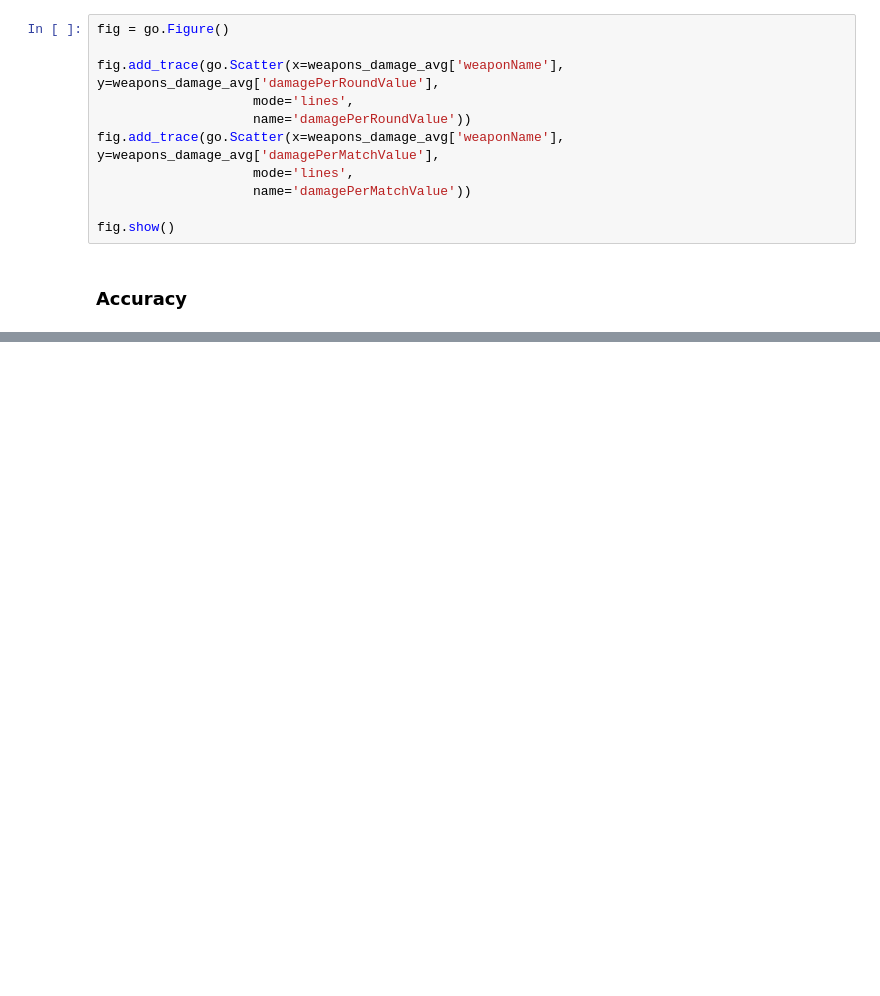
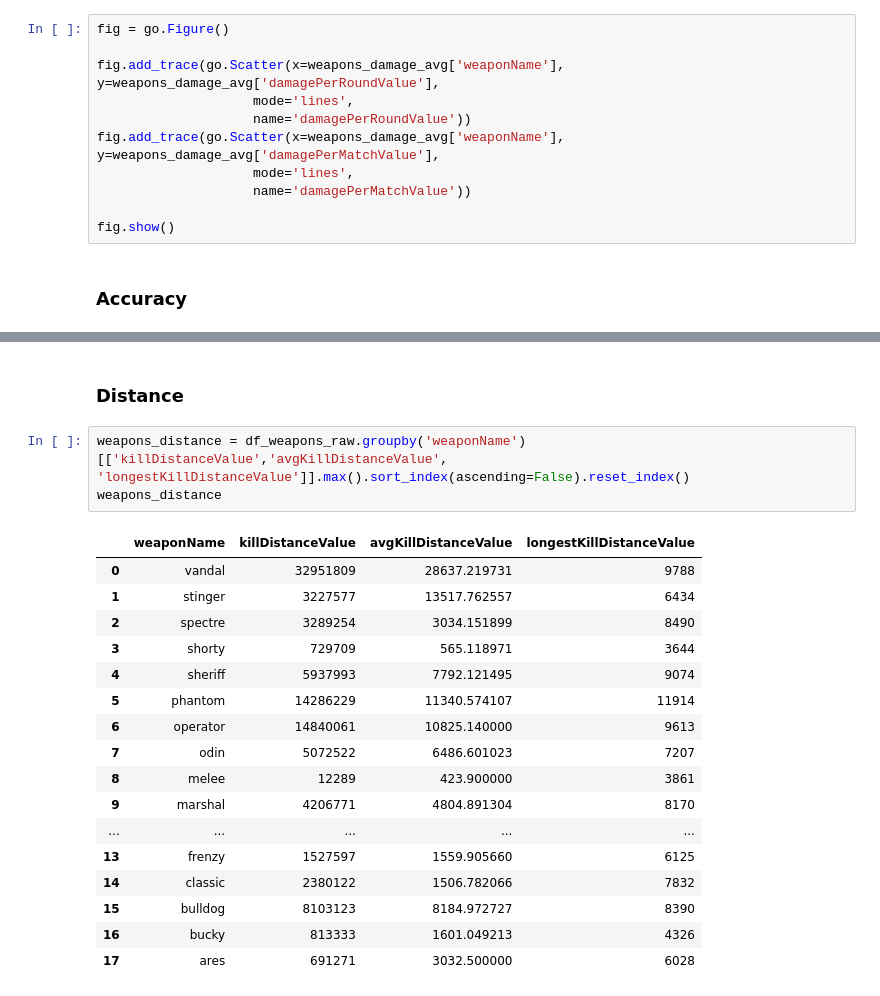
Before and after one commit to aalvestech/tcc_fia_valorant, a Jupyter notebook: notebook/notebook_eda.ipynb, the cells around one changed output, grey strips where cells are left out. Cells and saved outputs as stored; diff of their text form; blank space fills up the shorter version.

```diff
--- a/notebook/notebook_eda.ipynb
+++ b/notebook/notebook_eda.ipynb
@@ -461,0 +631,23 @@ df_weapons_raw
+# %% [markdown]
+### Distance
+# %%
+weapons_distance = df_weapons_raw.groupby('weaponName')[['killDistanceValue','avgKillDistanceValue', 'longestKillDistanceValue']].max().sort_index(ascending=False).reset_index()
+weapons_distance
+# %% [output]
+|  | weaponName | killDistanceValue | avgKillDistanceValue | longestKillDistanceValue |
+| 0 | vandal | 32951809 | 28637.219731 | 9788 |
+| 1 | stinger | 3227577 | 13517.762557 | 6434 |
+| 2 | spectre | 3289254 | 3034.151899 | 8490 |
+| 3 | shorty | 729709 | 565.118971 | 3644 |
+| 4 | sheriff | 5937993 | 7792.121495 | 9074 |
+| 5 | phantom | 14286229 | 11340.574107 | 11914 |
+| 6 | operator | 14840061 | 10825.140000 | 9613 |
+| 7 | odin | 5072522 | 6486.601023 | 7207 |
+| 8 | melee | 12289 | 423.900000 | 3861 |
+| 9 | marshal | 4206771 | 4804.891304 | 8170 |
+| ... | ... | ... | ... | ... |
+| 13 | frenzy | 1527597 | 1559.905660 | 6125 |
+| 14 | classic | 2380122 | 1506.782066 | 7832 |
+| 15 | bulldog | 8103123 | 8184.972727 | 8390 |
+| 16 | bucky | 813333 | 1601.049213 | 4326 |
+| 17 | ares | 691271 | 3032.500000 | 6028 |
```
Also changed, not shown: parts of 20 cells of this notebook.
